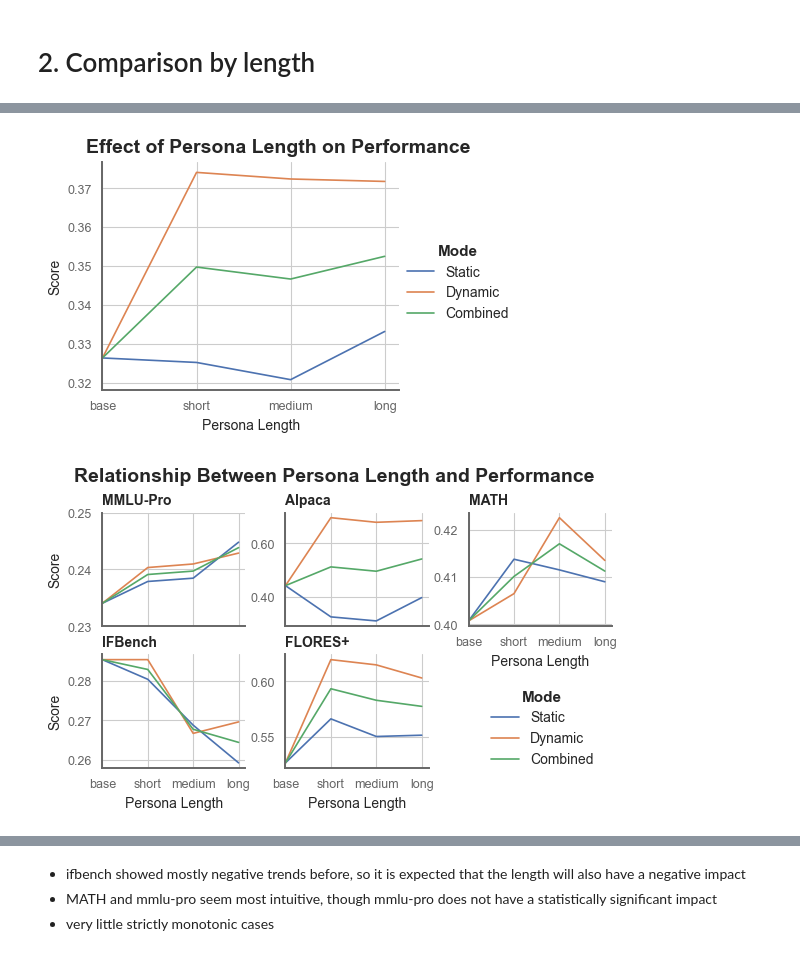
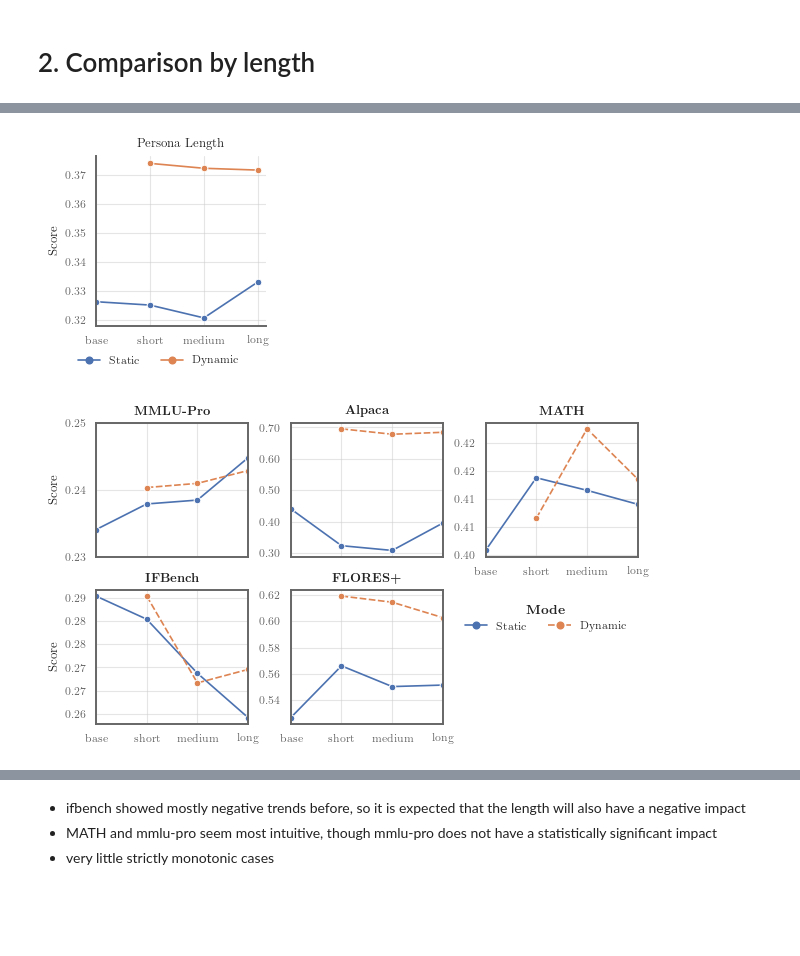
Before and after one commit to nicomu99/master-thesis, a Jupyter notebook: dataset_overview.ipynb, the cells around one changed output, grey strips where cells are left out. Saved outputs shown, nothing was run; the diff lists cells and outputs as text; code cells hidden in the pictures; blank space fills up the shorter version.

```diff
--- a/dataset_overview.ipynb
+++ b/dataset_overview.ipynb
@@ -104,6 +104,8 @@ df["Persona"] = df["Persona"].str.replace("Short", "S")
 df["Persona"] = df["Persona"].str.replace("Medium", "M")
 df["Persona"] = df["Persona"].str.replace("Long", "L")
 df["Persona"] = df["Persona"].str.replace("Intermediate", "Interm.")
+df["Persona"] = df["Persona"].str.replace("Dynamic", "Dyn.")
+df["Persona"] = df["Persona"].str.replace("Static", "Stat.")
 # %%
 winrate_mask = df["Dataset"].isin(["Alpaca", "FLORES+"])
 winrate_df = df[winrate_mask].copy()
@@ -117,8 +119,8 @@ length_base_df = df.copy()
 # %%
 _PERSONA_ORDERING = [
     "Base",
-    "Static-S", "Static-M", "Static-L",
-    "Dynamic-S", "Dynamic-M", "Dynamic-L",
+    "Stat.-S", "Stat.-M", "Stat.-L",
+    "Dyn.-S", "Dyn.-M", "Dyn.-L",
     "Beginner", "Interm.", "Expert",
 ]
 _order_map = {v: i for i, v in enumerate(_PERSONA_ORDERING)}
@@ -365,0 +384,7 @@ print_sig(dataset_results, "dataset")
+# %%
+results = {}
+for term, term_group in tests_baseline_df.groupby("term"):
+    term_sig = term_group[term_group["pvalue"] < 0.05]
+    pos = len(term_sig[term_sig["coef"] > 0])
+    neg = len(term_sig) - pos
+    results[term] = {"pos": pos, "neg": neg}
@@ -603,8 +666,8 @@ plt.show()
 from evaluate import prepare_length
 
 dfs = []
-for mode in ["static", "dynamic", "combined"]:
-    mode: Literal["static", "dynamic", "combined"] = mode   # to silence warning
+for mode in ["static", "dynamic"]:
+    mode: Literal["static", "dynamic"] = mode   # to silence warning
     length_df = prepare_length(length_base_df, mode)
     length_df["Mode"] = mode.capitalize()
     dfs.append(length_df)
@@ -618,67 +697,68 @@ length_df["Dataset"] = length_df["Dataset"].replace(dataset_names)
 # %%
 n_cols = 1
-aspect = MEDIUM_WIDTH / (3.0 * n_cols)
+aspect = HALF_WIDTH / (2.5 * n_cols)
 
 facet_kw = {"sharey": "row"}
 g = sns.relplot(
-    length_df, x="Persona Length", y="Score", hue="Mode", kind="line", errorbar=None,
+    length_df, x="Persona Length", y="Score", hue="Mode", kind="line", marker="o", errorbar=None,
     height=3.0, aspect=aspect, facet_kws=facet_kw
 )
 
-g.figure.suptitle("Effect of Persona Length on Performance")
-g.figure.set_size_inches(MEDIUM_WIDTH, 3.0)
+g.ax.set_title("Persona Length")
+g.ax.set_xlabel("")
+g.figure.set_size_inches(HALF_WIDTH, 2.5)
 
 g.figure.subplots_adjust(
-    left=0.12,
-    right=0.76,
+    left=0.20,
+    right=0.96,
     top=0.90,
-    bottom=0.14,
-    wspace=0.28,
+    bottom=0.22,
 )
 
 sns.move_legend(
     g,
-    loc="center left",
-    bbox_to_anchor=(0.75, 0.50),
+    loc="upper center",
+    bbox_to_anchor=(0.5, 0.14),
     bbox_transform=g.figure.transFigure,
+    ncol=2,
     frameon=False,
 )
 
+if g.legend is not None:
+    g.legend.set_title(None)
+
 for idx, ax in enumerate(g.axes.flat):
+    ax.set_box_aspect(1)
     ax.set_xlim(left=0)
 
-main_legend = g.legend
-if main_legend is not None:
-    main_legend.get_title().set_fontweight("bold")
-
 g.figure.savefig(plot_path / "2_0_datasets.pdf")
 # %% [output]
-[figure, old version]
+[figure, new version]
 # %%
 from matplotlib.ticker import MultipleLocator, FormatStrFormatter
 
 n_cols = 3
-aspect = FULL_WIDTH / (3.5 * n_cols)
+aspect = 6.3 / (3.5 * n_cols)
 
 facet_kw = {
     "sharey": False,
     "legend_out": False,
 }
 g = sns.relplot(
-    length_df, x="Persona Length", y="Score", col="Dataset", hue="Mode", kind="line",
+    length_df, x="Persona Length", y="Score", col="Dataset", hue="Mode", kind="line", style="Mode", marker="o",
     facet_kws=facet_kw, err_style=None, height=3.5, aspect=aspect, col_wrap=n_cols
 )
 
-g.figure.suptitle("Relationship Between Persona Length and Performance")
-g.set_titles("{col_name}")
+# g.figure.suptitle(r"\textbf{Relationship Between Persona Length and Performance}")
+g.set_titles(r"\textbf{{{col_name}}}")
 
-g.figure.set_size_inches(FULL_WIDTH, 3.5)
+g.figure.set_size_inches(6.3, 3.5)
 
 g.figure.subplots_adjust(
     left=0.10,
-    right=0.98,
-    top=0.85,
-    bottom=0.12,
+    right=0.96,
+    top=0.94,
+    bottom=0.08,
     wspace=0.28,
     hspace=0.25
 )
@@ -686,7 +766,7 @@ g.figure.subplots_adjust(
 sns.move_legend(
     g,
     loc="upper left",
-    bbox_to_anchor=(0.75, 0.38),
+    bbox_to_anchor=(0.67, 0.45),
     bbox_transform=g.figure.transFigure,
     frameon=False,
 )
@@ -694,17 +774,21 @@ sns.move_legend(
 main_legend = g.legend
 if main_legend is not None:
     main_legend.get_title().set_fontweight("bold")
+    main_legend.set_title(r"\textbf{Mode}")
 
 for idx, ax in enumerate(g.axes.flat):
-    ax.set_xlim(left=0)
+    ax.set_xlim(left=0, right=3)
     ax.yaxis.set_major_formatter(FormatStrFormatter("%.2f"))
+    ax.set_xlabel("")
+    ax.spines.right.set_visible(True)
+    ax.spines.top.set_visible(True)
     if idx == 0:
         ax.set_ylim([0.23, 0.25])
         ax.yaxis.set_major_locator(MultipleLocator(0.01))
 
 g.figure.savefig(plot_path / "2_1_per_dataset.pdf")
 # %% [output]
-[figure, old version]
+[figure, new version]
 # %%
 dataset_len_results = tests_length_df[tests_length_df["category"].isna()]
 print_sig(dataset_len_results, "dataset")
```
Also changed, not shown: parts of 25 cells of this notebook, 32 other files.
